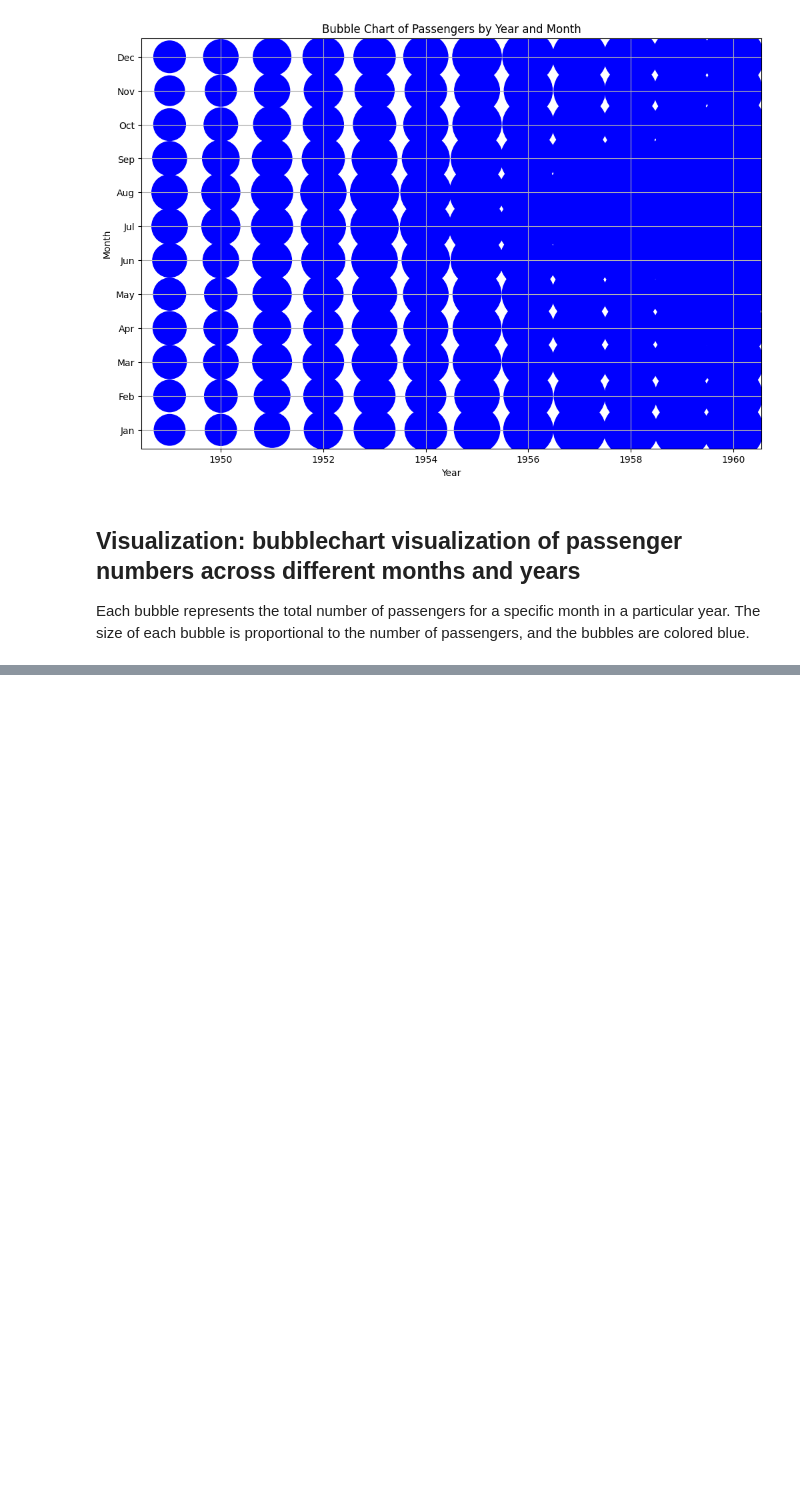
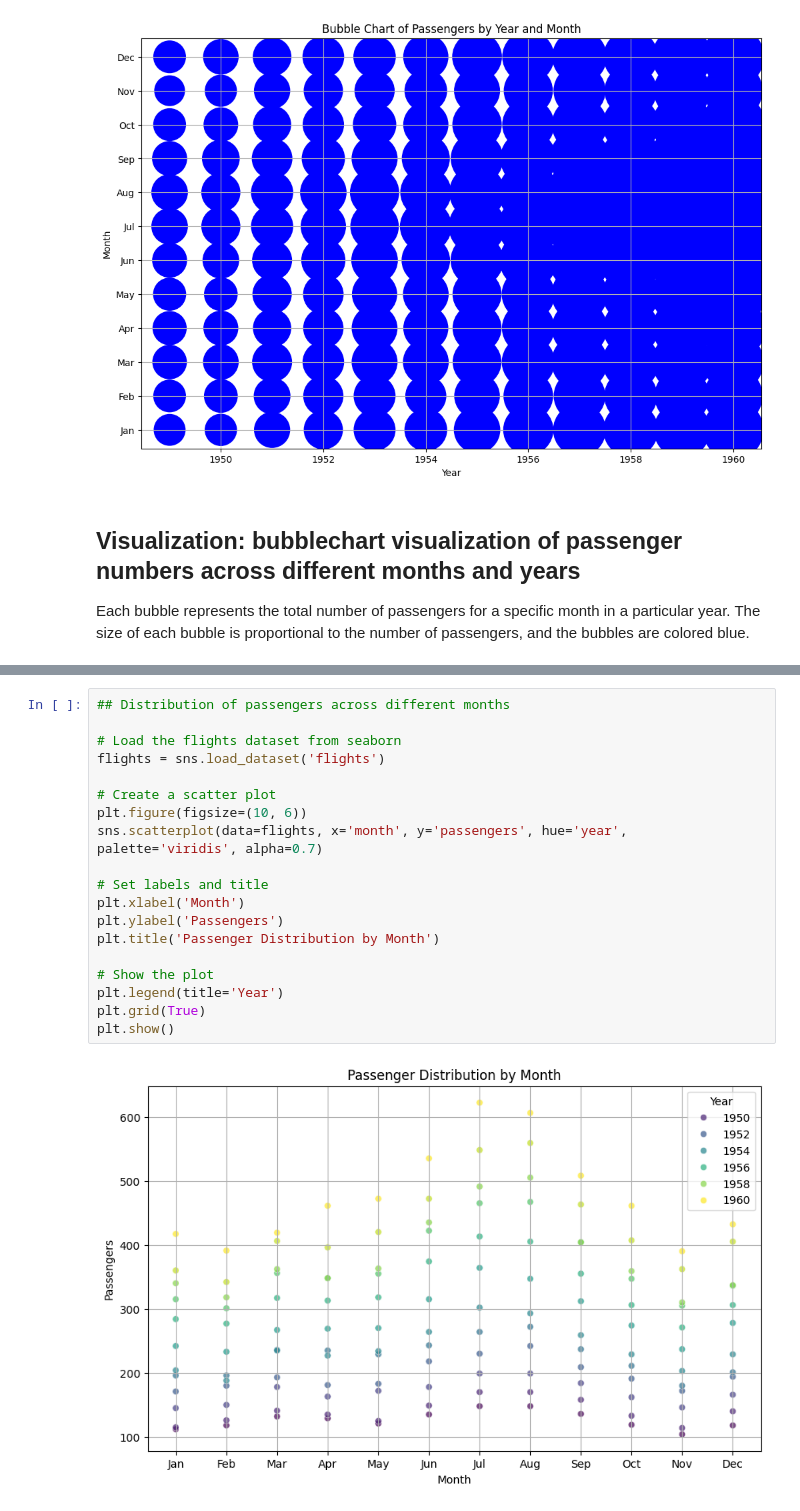
Before and after one commit to drodmay1/datafun-06-eda, a Jupyter notebook: david_eda.ipynb, the cells around one changed output, grey strips where cells are left out. Cells and saved outputs as stored; diff of their text form; blank space fills up the shorter version.

```diff
--- a/david_eda.ipynb
+++ b/david_eda.ipynb
@@ -503,0 +531,21 @@ Each bubble represents the total number of passengers for a specific month in a
+# %%
+## Distribution of passengers across different months
+
+# Load the flights dataset from seaborn
+flights = sns.load_dataset('flights')
+
+# Create a scatter plot
+plt.figure(figsize=(10, 6))
+sns.scatterplot(data=flights, x='month', y='passengers', hue='year', palette='viridis', alpha=0.7)
+
+# Set labels and title
+plt.xlabel('Month')
+plt.ylabel('Passengers')
+plt.title('Passenger Distribution by Month')
+
+# Show the plot
+plt.legend(title='Year')
+plt.grid(True)
+plt.show()
+# %% [output]
+[figure, added]
```
Also changed, not shown: parts of 2 cells of this notebook.
